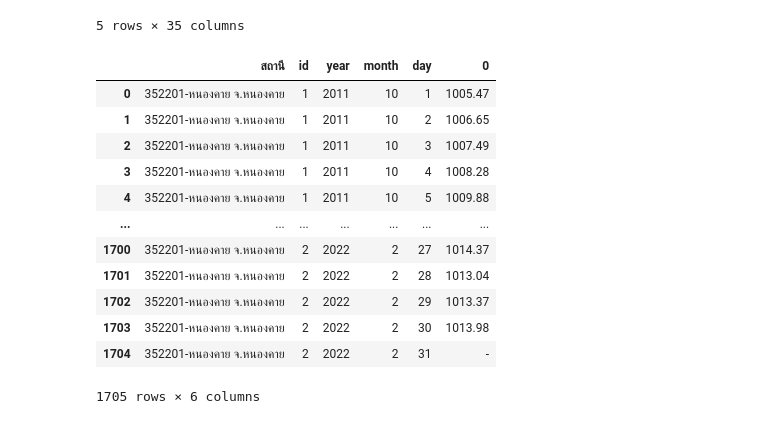
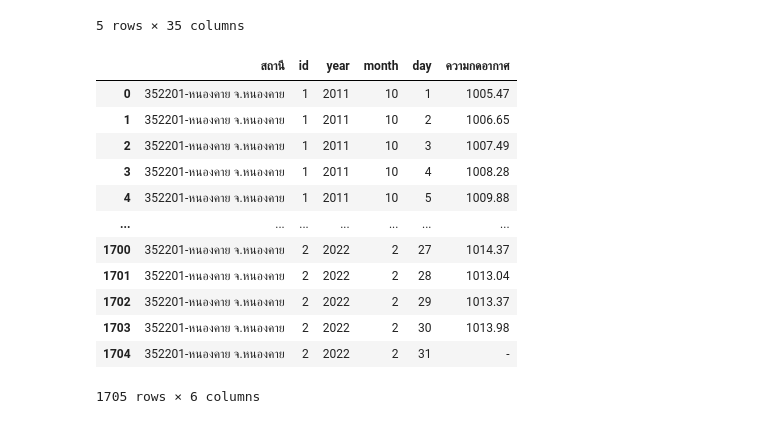
Before and after one commit to Tonry12/data_science_bootcamp_8_tonnaw, a Jupyter notebook: midterm_bscdpdm23.ipynb, the cells around one changed output. Drawn from its saved outputs; the diff is of its cells as text; code cells hidden in the pictures.

```diff
--- a/midterm_bscdpdm23.ipynb
+++ b/midterm_bscdpdm23.ipynb
@@ -48,10 +46,10 @@ press_kk_31 = press_kk.iloc[:,2:33]
 # %%
 press_kk_melt = press_kk.set_index(['สถานี','id','year','month']).stack().reset_index()
 press_kk_melt.rename(columns={'level_4' : 'day'},inplace=True)
-press_kk_melt.rename(columns={'0' : 'ค่าความกดอากาศ'},inplace=True)
+press_kk_melt.rename(columns={0 : 'ความกดอากาศ'},inplace=True)
 press_kk_melt
 # %% [output]
-|  | สถานี | id | year | month | day | 0 |
+|  | สถานี | id | year | month | day | ความกดอากาศ |
 | 0 | 352201-หนองคาย จ.หนองคาย | 1 | 2011 | 10 | 1 | 1005.47 |
 | 1 | 352201-หนองคาย จ.หนองคาย | 1 | 2011 | 10 | 2 | 1006.65 |
 | 2 | 352201-หนองคาย จ.หนองคาย | 1 | 2011 | 10 | 3 | 1007.49 |
```
Also changed, not shown: parts of 5 cells of this notebook.
